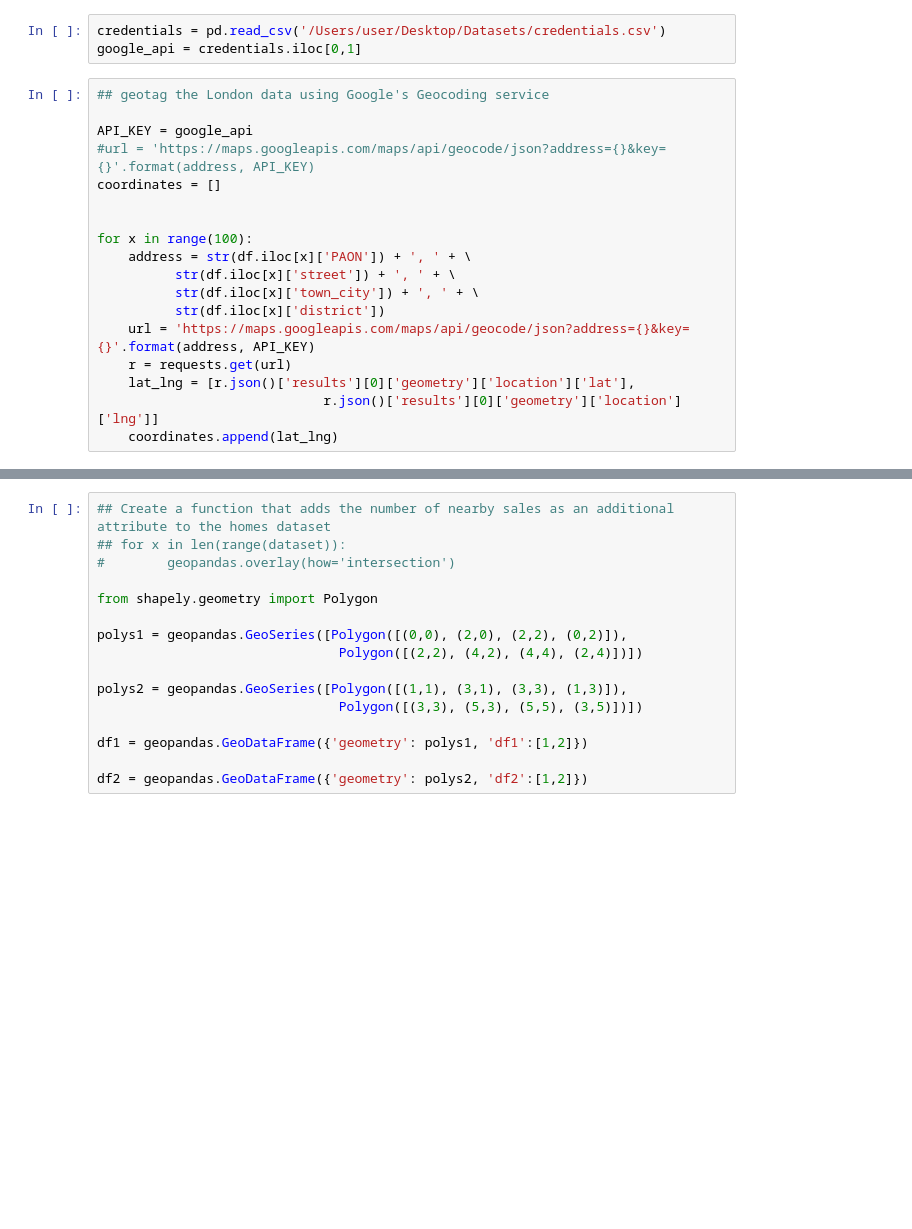
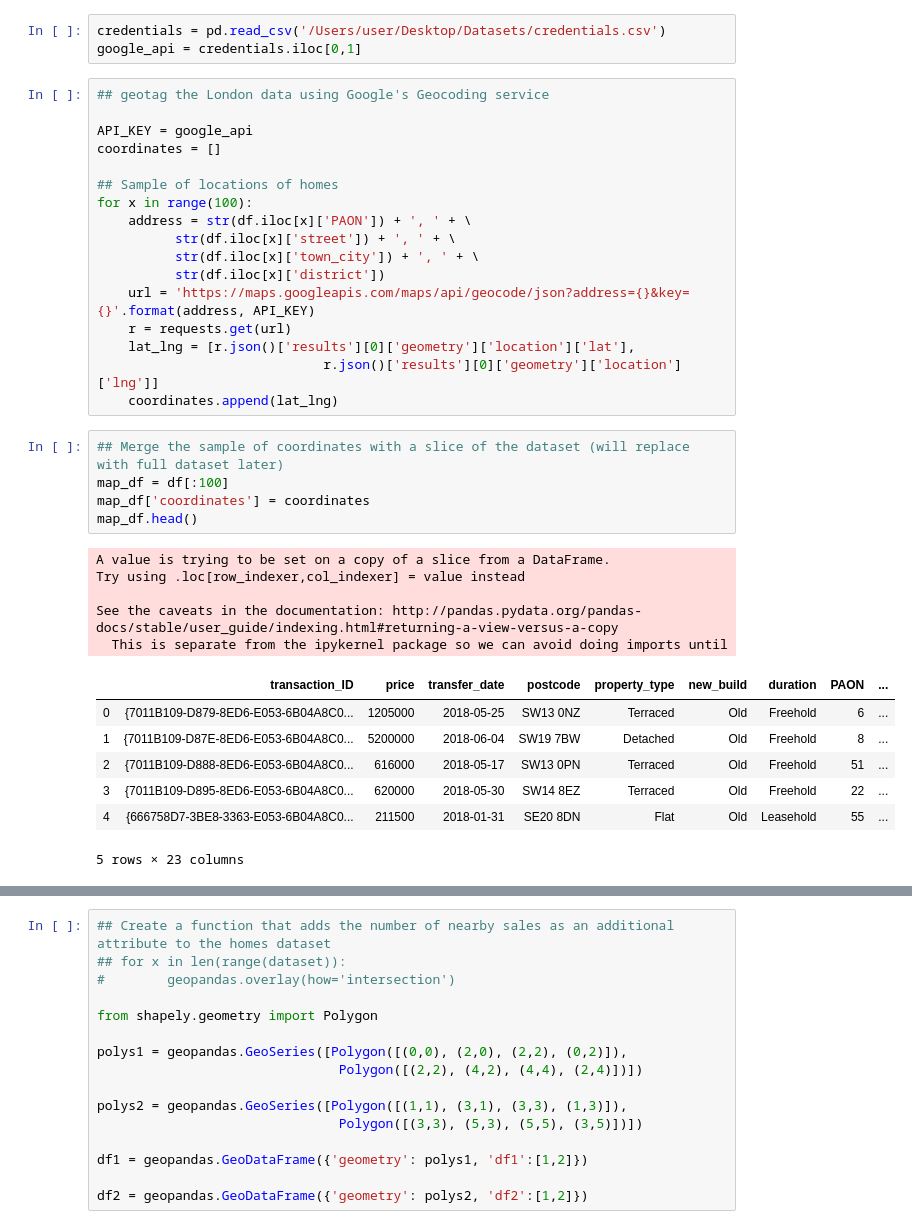
Before and after one commit to dudikbender/springboard, a Jupyter notebook: Springboard Capstone 1 - London Home Prices.ipynb, the cells around one changed output, grey strips where cells are left out. Drawn from its saved outputs; the diff is of its cells as text; blank space fills up the shorter version.

```diff
--- a/Springboard Capstone 1 - London Home Prices.ipynb
+++ b/Springboard Capstone 1 - London Home Prices.ipynb
@@ -281,10 +297,9 @@ google_api = credentials.iloc[0,1]
 ## geotag the London data using Google's Geocoding service
 
 API_KEY = google_api
-#url = 'https://maps.googleapis.com/maps/api/geocode/json?address={}&key={}'.format(address, API_KEY)
 coordinates = []
 
-
+## Sample of locations of homes
 for x in range(100):
     address = str(df.iloc[x]['PAON']) + ', ' + \
           str(df.iloc[x]['street']) + ', ' + \
@@ -295,4 +310,22 @@ for x in range(100):
     lat_lng = [r.json()['results'][0]['geometry']['location']['lat'],
                              r.json()['results'][0]['geometry']['location']['lng']]
     coordinates.append(lat_lng)
+# %%
+## Merge the sample of coordinates with a slice of the dataset (will replace with full dataset later)
+map_df = df[:100]
+map_df['coordinates'] = coordinates
+map_df.head()
+# %% [output]
+A value is trying to be set on a copy of a slice from a DataFrame.
+Try using .loc[row_indexer,col_indexer] = value instead
+
+See the caveats in the documentation: http://pandas.pydata.org/pandas-docs/stable/user_guide/indexing.html#returning-a-view-versus-a-copy
+  This is separate from the ipykernel package so we can avoid doing imports until
+|  | transaction_ID | price | transfer_date | postcode | property_type | new_build | duration | PAON | ... |
+| 0 | {7011B109-D879-8ED6-E053-6B04A8C0... | 1205000 | 2018-05-25 | SW13 0NZ | Terraced | Old | Freehold | 6 | ... |
+| 1 | {7011B109-D87E-8ED6-E053-6B04A8C0... | 5200000 | 2018-06-04 | SW19 7BW | Detached | Old | Freehold | 8 | ... |
+| 2 | {7011B109-D888-8ED6-E053-6B04A8C0... | 616000 | 2018-05-17 | SW13 0PN | Terraced | Old | Freehold | 51 | ... |
+| 3 | {7011B109-D895-8ED6-E053-6B04A8C0... | 620000 | 2018-05-30 | SW14 8EZ | Terraced | Old | Freehold | 22 | ... |
+| 4 | {666758D7-3BE8-3363-E053-6B04A8C0... | 211500 | 2018-01-31 | SE20 8DN | Flat | Old | Leasehold | 55 | ... |
+5 rows × 23 columns
 # %%
```
Also changed, not shown: parts of 13 cells of this notebook.
